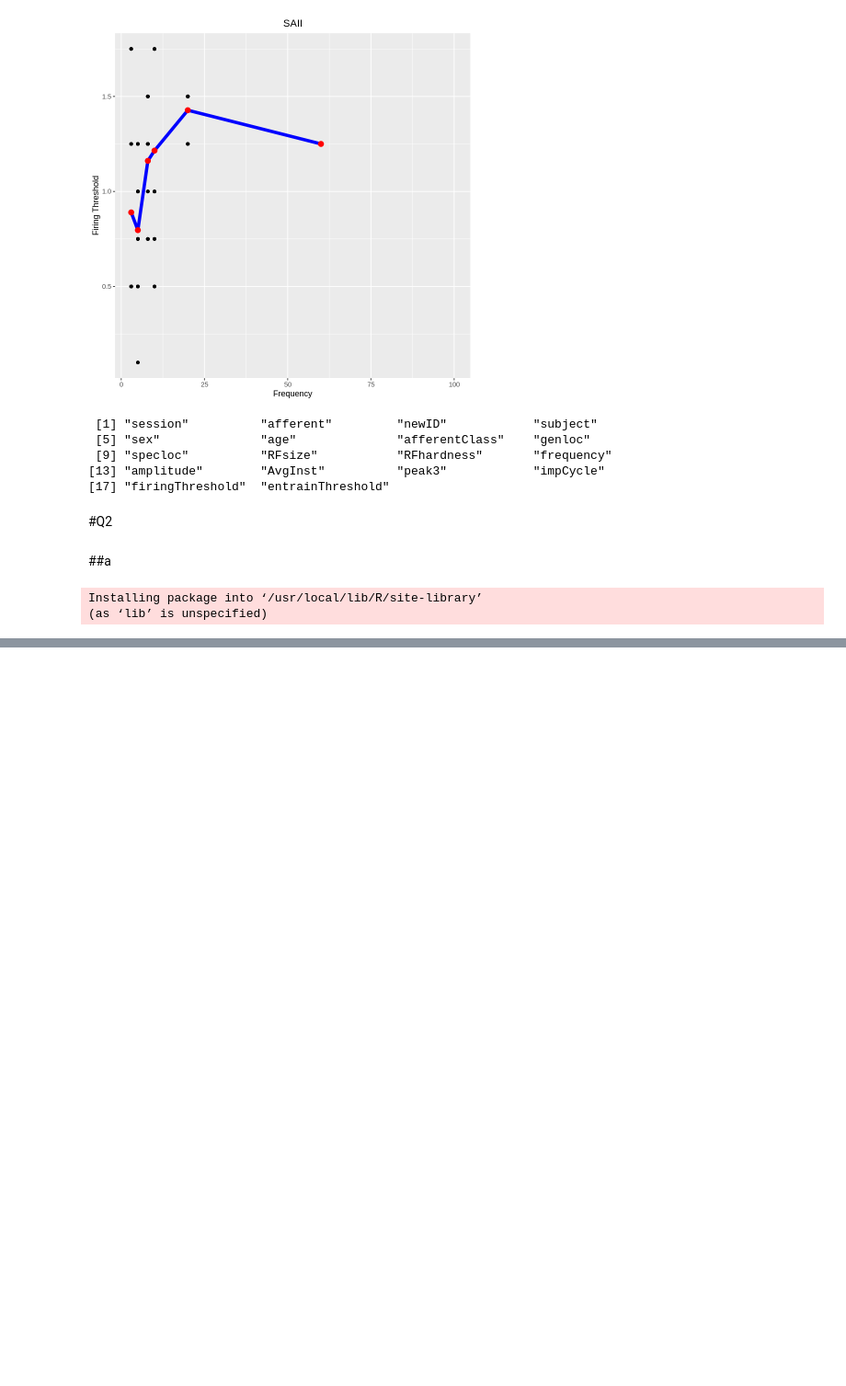
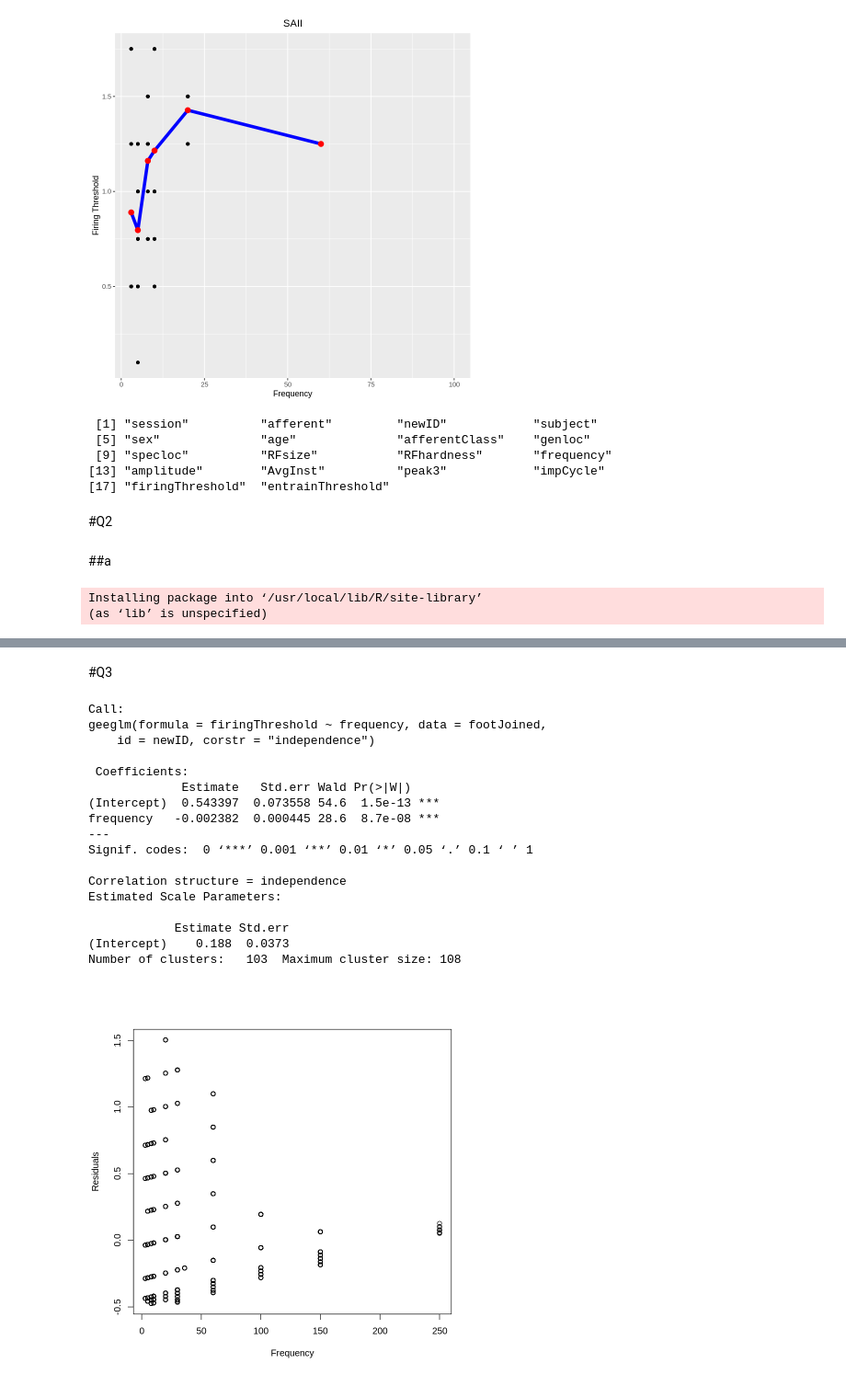
Before and after one commit to havaledar/6200, a Jupyter notebook: A2.ipynb, the cells around one changed output, grey strips where cells are left out. Shown at 92% size. Saved outputs shown, nothing was run; the diff lists cells and outputs as text; code cells hidden in the pictures; blank space fills up the shorter version.

```diff
--- a/A2.ipynb
+++ b/A2.ipynb
@@ -462,0 +490,36 @@ Number of clusters:   52  Maximum cluster size: 108
+# %% [markdown]
+#Q3
+# %%
+#transformation
+#?sort
+#independence
+#binominal
+
+test2 <- geeglm(firingThreshold ~ frequency,
+               data = footJoined,
+               id=newID,
+               corstr = "independence")
+
+summary(test2)
+
+testRes2 <- resid(test2)
+plot(footJoined$frequency, testRes2, ylab="Residuals", xlab="Frequency")
+# %% [output]
+Call:
+geeglm(formula = firingThreshold ~ frequency, data = footJoined,
+    id = newID, corstr = "independence")
+
+ Coefficients:
+             Estimate   Std.err Wald Pr(>|W|)
+(Intercept)  0.543397  0.073558 54.6  1.5e-13 ***
+frequency   -0.002382  0.000445 28.6  8.7e-08 ***
+---
+Signif. codes:  0 ‘***’ 0.001 ‘**’ 0.01 ‘*’ 0.05 ‘.’ 0.1 ‘ ’ 1
+
+Correlation structure = independence
+Estimated Scale Parameters:
+
+            Estimate Std.err
+(Intercept)    0.188  0.0373
+Number of clusters:   103  Maximum cluster size: 108
+[figure, added]
```
Also changed, not shown: parts of 11 cells of this notebook.
